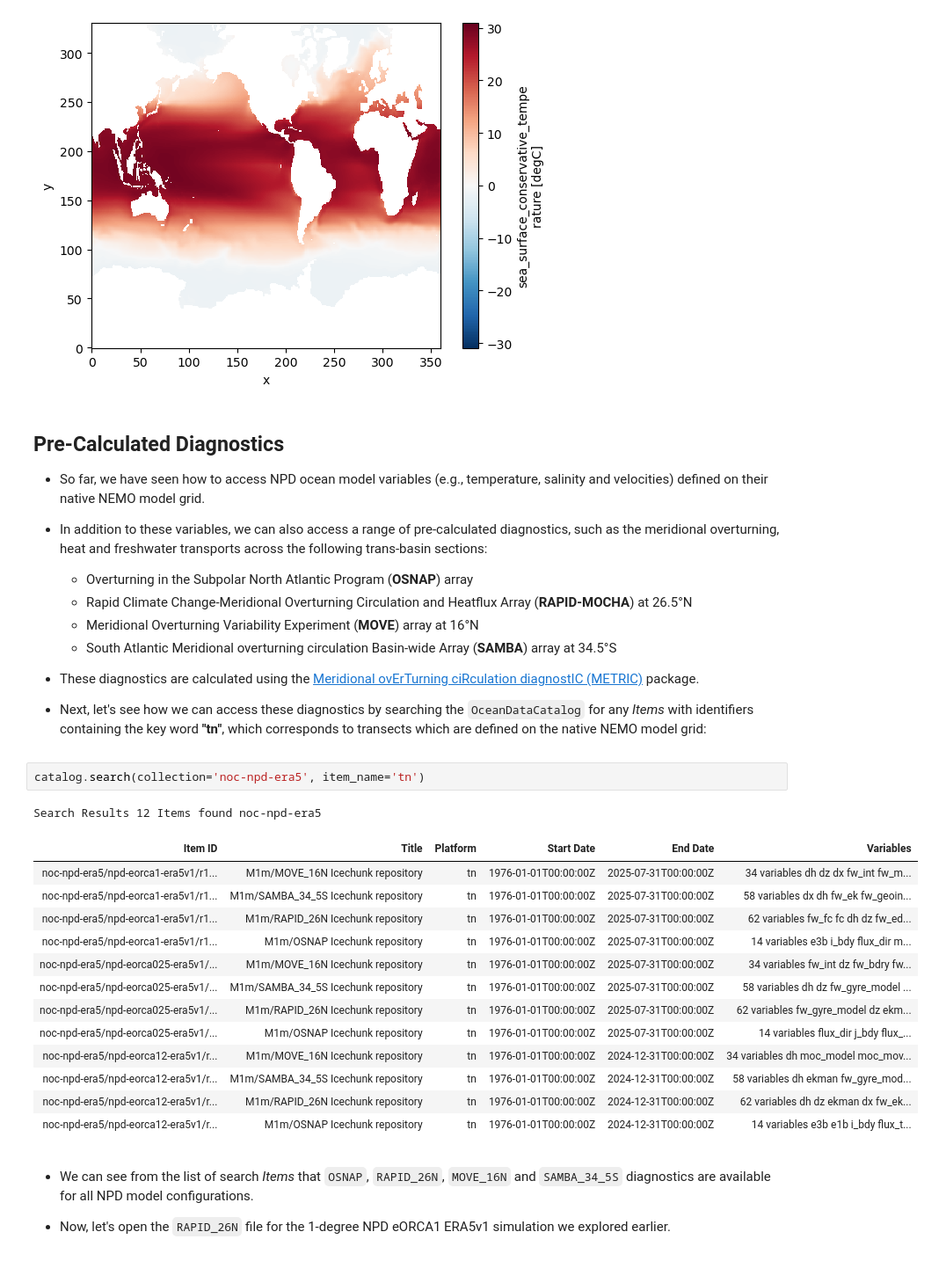
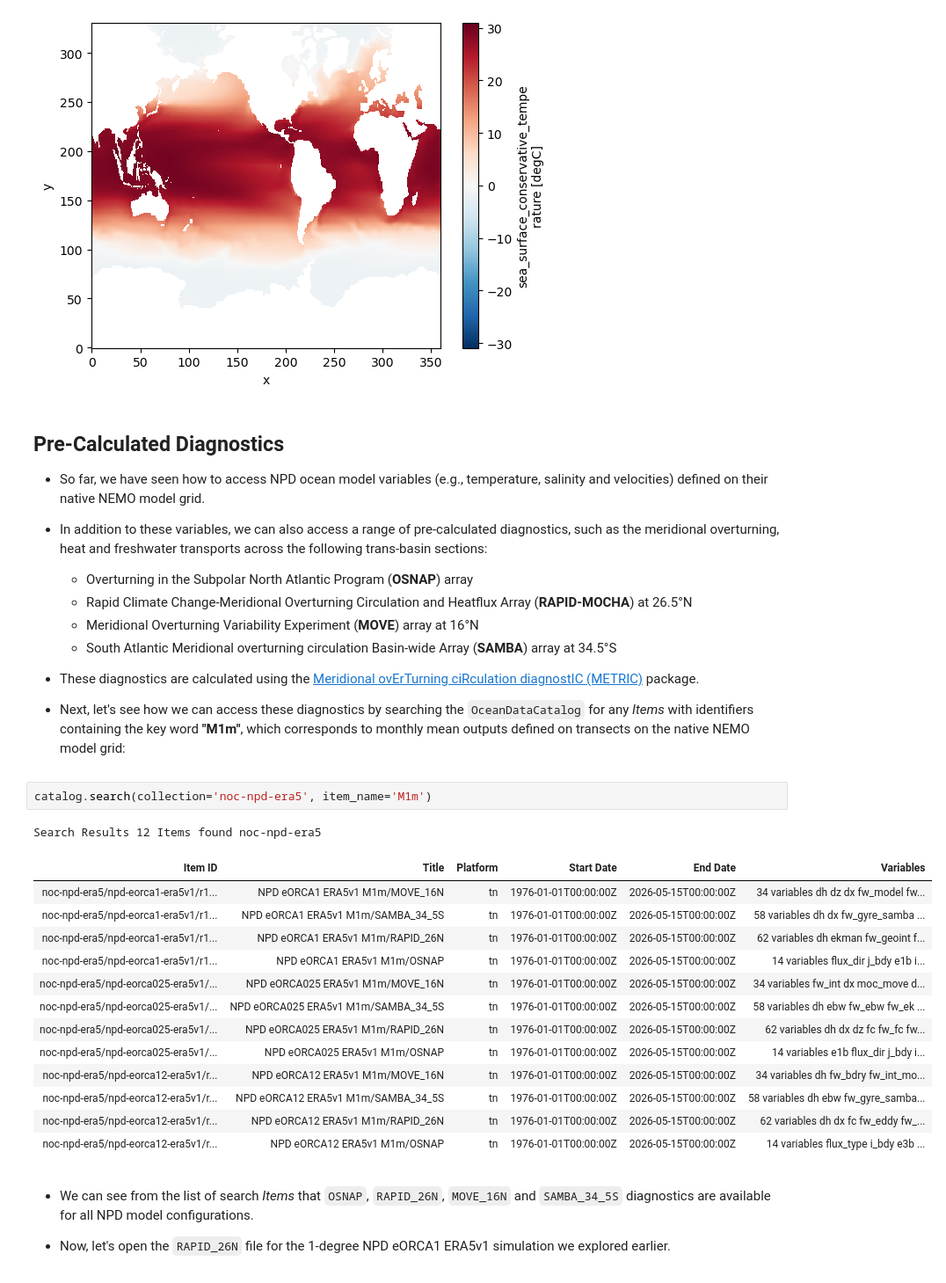
Before and after one commit to NOC-MSM/OceanDataStore, a Jupyter notebook: examples/catalogs/OceanDataCatalog_example.ipynb, the cells around one changed output. Shown at 88% size. Drawn from its saved outputs; the diff is of its cells as text.

```diff
--- a/examples/catalogs/OceanDataCatalog_example.ipynb
+++ b/examples/catalogs/OceanDataCatalog_example.ipynb
@@ -134,24 +148,24 @@ ds['tos_con'].mean(dim='time_counter').plot(cmap='RdBu_r')
 
 * These diagnostics are calculated using the [Meridional ovErTurning ciRculation diagnostIC (METRIC)](https://github.com/oj-tooth/metric) package.
 
-* Next, let's see how we can access these diagnostics by searching the `OceanDataCatalog` for any *Items* with identifiers containing the key word **"tn"**, which corresponds to transects which are defined on the native NEMO model grid:
+* Next, let's see how we can access these diagnostics by searching the `OceanDataCatalog` for any *Items* with identifiers containing the key word **"M1m"**, which corresponds to monthly mean outputs defined on transects on the native NEMO model grid:
 # %%
-catalog.search(collection='noc-npd-era5', item_name='tn')
+catalog.search(collection='noc-npd-era5', item_name='M1m')
 # %% [output]
 Search Results 12 Items found noc-npd-era5
 | Item ID | Title | Platform | Start Date | End Date | Variables |
-| noc-npd-era5/npd-eorca1-era5v1/r1... | M1m/MOVE_16N Icechunk repository | tn | 1976-01-01T00:00:00Z | 2025-07-31T00:00:00Z | 34 variables dh dz dx fw_int fw_m... |
-| noc-npd-era5/npd-eorca1-era5v1/r1... | M1m/SAMBA_34_5S Icechunk repository | tn | 1976-01-01T00:00:00Z | 2025-07-31T00:00:00Z | 58 variables dx dh fw_ek fw_geoin... |
-| noc-npd-era5/npd-eorca1-era5v1/r1... | M1m/RAPID_26N Icechunk repository | tn | 1976-01-01T00:00:00Z | 2025-07-31T00:00:00Z | 62 variables fw_fc fc dh dz fw_ed... |
-| noc-npd-era5/npd-eorca1-era5v1/r1... | M1m/OSNAP Icechunk repository | tn | 1976-01-01T00:00:00Z | 2025-07-31T00:00:00Z | 14 variables e3b i_bdy flux_dir m... |
-| noc-npd-era5/npd-eorca025-era5v1/... | M1m/MOVE_16N Icechunk repository | tn | 1976-01-01T00:00:00Z | 2025-07-31T00:00:00Z | 34 variables fw_int dz fw_bdry fw... |
-| noc-npd-era5/npd-eorca025-era5v1/... | M1m/SAMBA_34_5S Icechunk repository | tn | 1976-01-01T00:00:00Z | 2025-07-31T00:00:00Z | 58 variables dh dz fw_gyre_model ... |
-| noc-npd-era5/npd-eorca025-era5v1/... | M1m/RAPID_26N Icechunk repository | tn | 1976-01-01T00:00:00Z | 2025-07-31T00:00:00Z | 62 variables fw_gyre_model dz ekm... |
-| noc-npd-era5/npd-eorca025-era5v1/... | M1m/OSNAP Icechunk repository | tn | 1976-01-01T00:00:00Z | 2025-07-31T00:00:00Z | 14 variables flux_dir j_bdy flux_... |
-| noc-npd-era5/npd-eorca12-era5v1/r... | M1m/MOVE_16N Icechunk repository | tn | 1976-01-01T00:00:00Z | 2024-12-31T00:00:00Z | 34 variables dh moc_model moc_mov... |
-| noc-npd-era5/npd-eorca12-era5v1/r... | M1m/SAMBA_34_5S Icechunk repository | tn | 1976-01-01T00:00:00Z | 2024-12-31T00:00:00Z | 58 variables dh ekman fw_gyre_mod... |
-| noc-npd-era5/npd-eorca12-era5v1/r... | M1m/RAPID_26N Icechunk repository | tn | 1976-01-01T00:00:00Z | 2024-12-31T00:00:00Z | 62 variables dh dz ekman dx fw_ek... |
-| noc-npd-era5/npd-eorca12-era5v1/r... | M1m/OSNAP Icechunk repository | tn | 1976-01-01T00:00:00Z | 2024-12-31T00:00:00Z | 14 variables e3b e1b i_bdy flux_t... |
+| noc-npd-era5/npd-eorca1-era5v1/r1... | NPD eORCA1 ERA5v1 M1m/MOVE_16N | tn | 1976-01-01T00:00:00Z | 2026-05-15T00:00:00Z | 34 variables dh dz dx fw_model fw... |
+| noc-npd-era5/npd-eorca1-era5v1/r1... | NPD eORCA1 ERA5v1 M1m/SAMBA_34_5S | tn | 1976-01-01T00:00:00Z | 2026-05-15T00:00:00Z | 58 variables dh dx fw_gyre_samba ... |
+| noc-npd-era5/npd-eorca1-era5v1/r1... | NPD eORCA1 ERA5v1 M1m/RAPID_26N | tn | 1976-01-01T00:00:00Z | 2026-05-15T00:00:00Z | 62 variables dh ekman fw_geoint f... |
+| noc-npd-era5/npd-eorca1-era5v1/r1... | NPD eORCA1 ERA5v1 M1m/OSNAP | tn | 1976-01-01T00:00:00Z | 2026-05-15T00:00:00Z | 14 variables flux_dir j_bdy e1b i... |
+| noc-npd-era5/npd-eorca025-era5v1/... | NPD eORCA025 ERA5v1 M1m/MOVE_16N | tn | 1976-01-01T00:00:00Z | 2026-05-15T00:00:00Z | 34 variables fw_int dx moc_move d... |
+| noc-npd-era5/npd-eorca025-era5v1/... | NPD eORCA025 ERA5v1 M1m/SAMBA_34_5S | tn | 1976-01-01T00:00:00Z | 2026-05-15T00:00:00Z | 58 variables dh ebw fw_ebw fw_ek ... |
+| noc-npd-era5/npd-eorca025-era5v1/... | NPD eORCA025 ERA5v1 M1m/RAPID_26N | tn | 1976-01-01T00:00:00Z | 2026-05-15T00:00:00Z | 62 variables dh dx dz fc fw_fc fw... |
+| noc-npd-era5/npd-eorca025-era5v1/... | NPD eORCA025 ERA5v1 M1m/OSNAP | tn | 1976-01-01T00:00:00Z | 2026-05-15T00:00:00Z | 14 variables e1b flux_dir j_bdy i... |
+| noc-npd-era5/npd-eorca12-era5v1/r... | NPD eORCA12 ERA5v1 M1m/MOVE_16N | tn | 1976-01-01T00:00:00Z | 2026-05-15T00:00:00Z | 34 variables dh fw_bdry fw_int_mo... |
+| noc-npd-era5/npd-eorca12-era5v1/r... | NPD eORCA12 ERA5v1 M1m/SAMBA_34_5S | tn | 1976-01-01T00:00:00Z | 2026-05-15T00:00:00Z | 58 variables dh ebw fw_gyre_samba... |
+| noc-npd-era5/npd-eorca12-era5v1/r... | NPD eORCA12 ERA5v1 M1m/RAPID_26N | tn | 1976-01-01T00:00:00Z | 2026-05-15T00:00:00Z | 62 variables dh dx fc fw_eddy fw_... |
+| noc-npd-era5/npd-eorca12-era5v1/r... | NPD eORCA12 ERA5v1 M1m/OSNAP | tn | 1976-01-01T00:00:00Z | 2026-05-15T00:00:00Z | 14 variables flux_type i_bdy e3b ... |
 # %% [markdown]
 * We can see from the list of search *Items* that `OSNAP`, `RAPID_26N`, `MOVE_16N` and `SAMBA_34_5S` diagnostics are available for all NPD model configurations.
 
```
Also changed, not shown: parts of 11 cells of this notebook, 8 other files.
